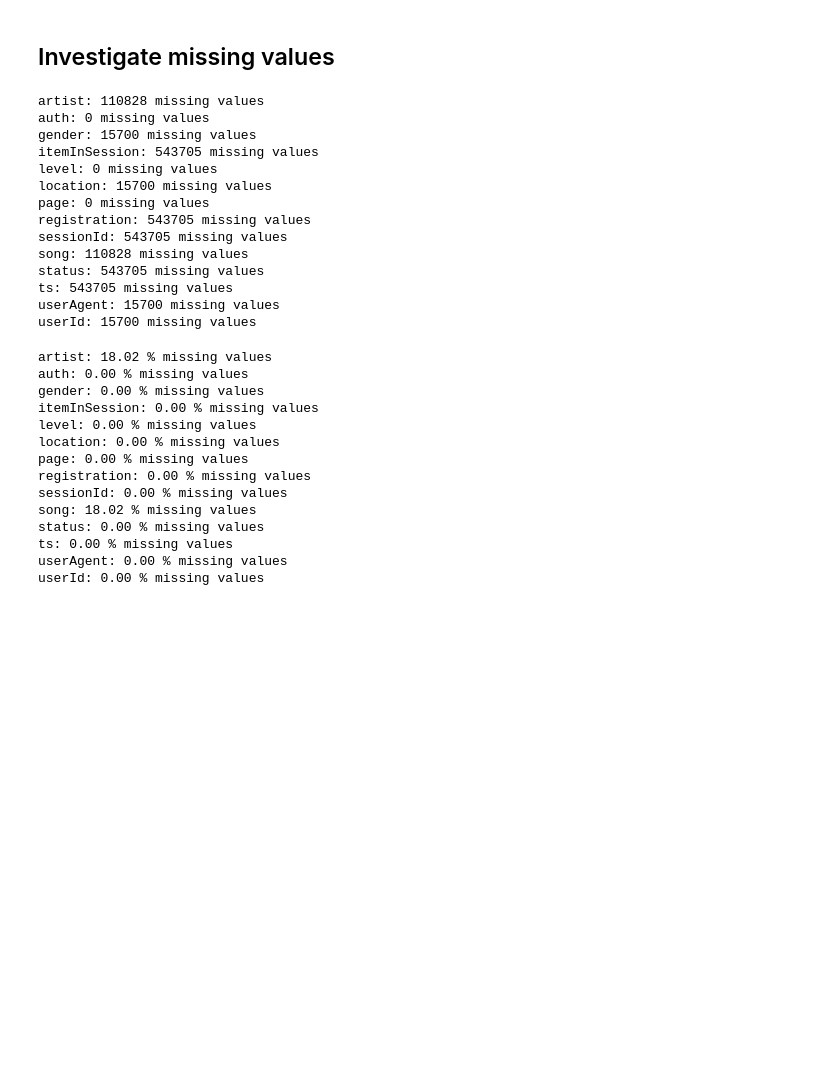
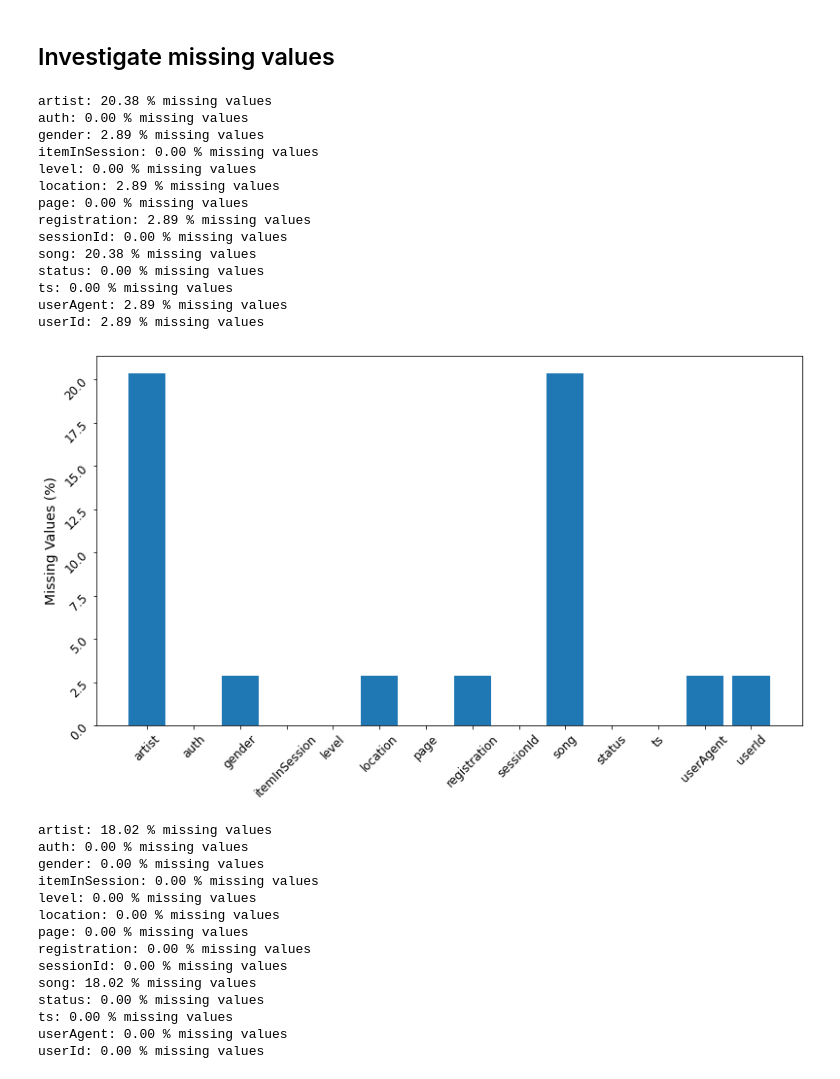
Before and after one commit to Gitznik/spark_capstone, a Jupyter notebook: notebooks/local.ipynb, the cells around one changed output. Drawn from its saved outputs; the diff is of its cells as text; code cells hidden in the pictures; blank space fills up the shorter version.

```diff
--- a/notebooks/local.ipynb
+++ b/notebooks/local.ipynb
@@ -135,25 +161,39 @@ df.select('page').drop_duplicates().show(30)
 ## Investigate missing values
 # %%
 df_size = df.count()
+missing = {}
 
 for column in df.columns:
-    missing_values = df_size - df.select(column).filter(df[column] != "").na.drop().count()
-    print(f'{column}: {missing_values} missing values')
+    missing_values = ((df_size - df.select(column)\
+                                    .filter(df[column].cast(StringType()) != "")\
+                                    .na.drop()\
+                                    .count())
+                        / df_size) * 100
+    missing[column] = missing_values
+    print(f'{column}: {missing_values:.2f} % missing values')
 # %% [output]
-artist: 110828 missing values
-auth: 0 missing values
-gender: 15700 missing values
-itemInSession: 543705 missing values
-level: 0 missing values
-location: 15700 missing values
-page: 0 missing values
-registration: 543705 missing values
-sessionId: 543705 missing values
-song: 110828 missing values
-status: 543705 missing values
-ts: 543705 missing values
-userAgent: 15700 missing values
-userId: 15700 missing values
+artist: 20.38 % missing values
+auth: 0.00 % missing values
+gender: 2.89 % missing values
+itemInSession: 0.00 % missing values
+level: 0.00 % missing values
+location: 2.89 % missing values
+page: 0.00 % missing values
+registration: 2.89 % missing values
+sessionId: 0.00 % missing values
+song: 20.38 % missing values
+status: 0.00 % missing values
+ts: 0.00 % missing values
+userAgent: 2.89 % missing values
+userId: 2.89 % missing values
+# %%
+plt.bar(missing.keys(), missing.values())
+plt.xticks(rotation=45, fontsize= 12)
+plt.yticks(rotation=45, fontsize= 12)
+plt.ylabel('Missing Values (%)', fontsize= 14)
+plt.show()
+# %% [output]
+[figure, added]
 # %%
 df_size = df.filter(df.auth.isin(['Logged Out', 'Guest']) == False).count()
 
```
Also changed, not shown: parts of 8 cells of this notebook.
